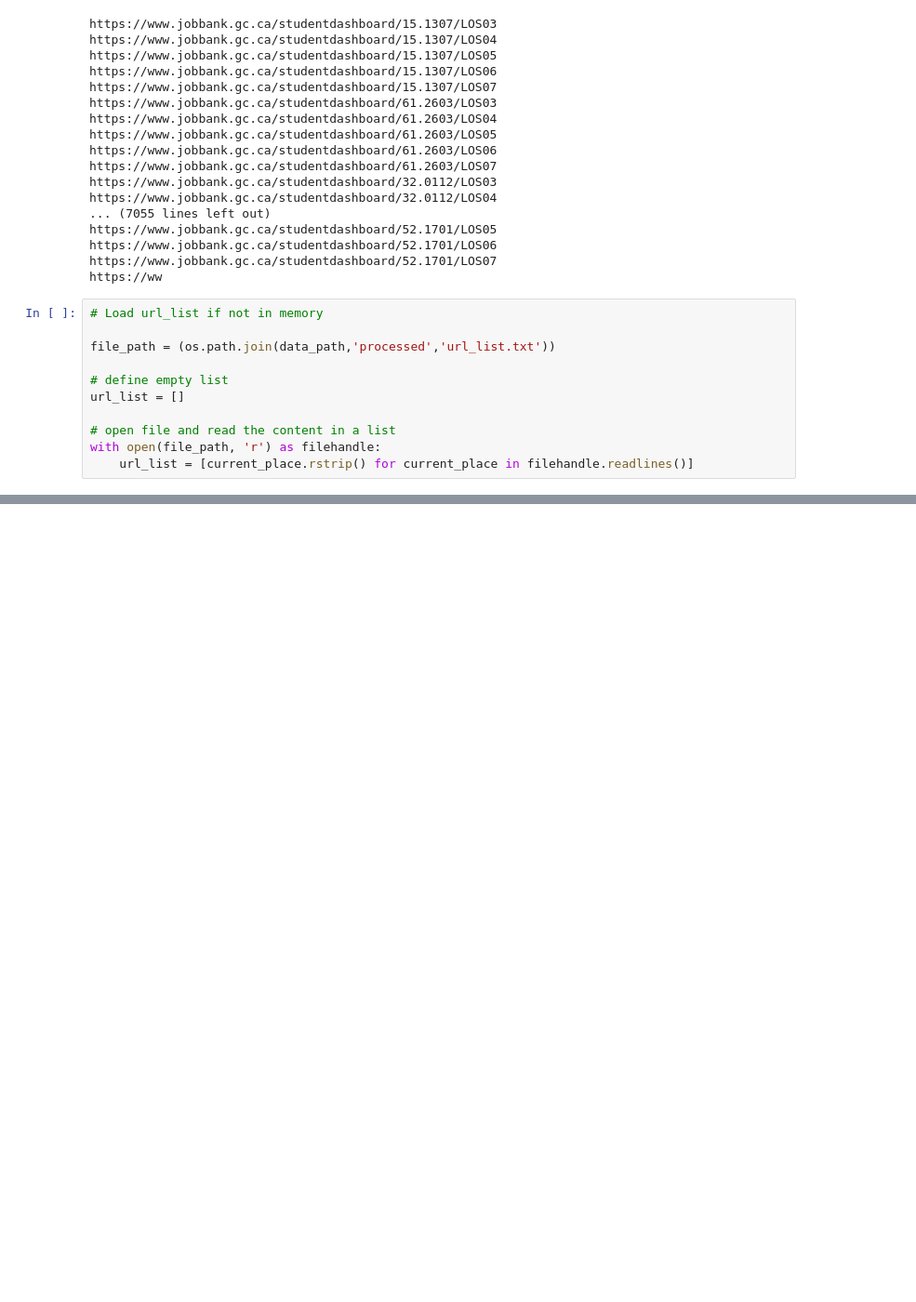
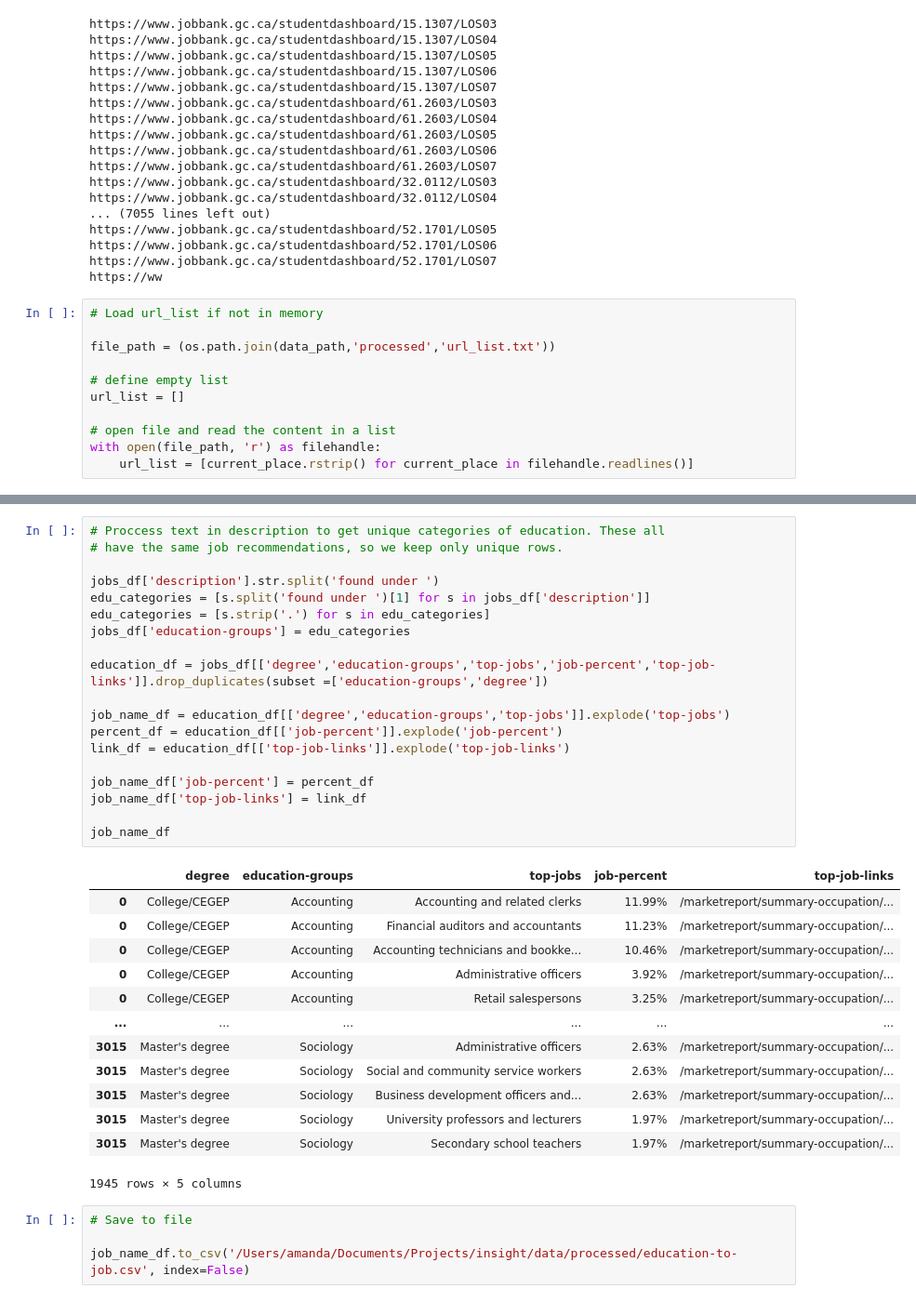
Before and after one commit to anfleury/career-builder, a Jupyter notebook: notebooks/02-jobbank-scraping.ipynb, the cells around one changed output, grey strips where cells are left out. Shown at 93% size. Saved outputs shown, nothing was run; the diff lists cells and outputs as text; blank space fills up the shorter version.

```diff
--- a/notebooks/02-jobbank-scraping.ipynb
+++ b/notebooks/02-jobbank-scraping.ipynb
@@ -576,0 +410,37 @@ education_df
+# %%
+# Proccess text in description to get unique categories of education. These all
+# have the same job recommendations, so we keep only unique rows.
+
+jobs_df['description'].str.split('found under ')
+edu_categories = [s.split('found under ')[1] for s in jobs_df['description']]
+edu_categories = [s.strip('.') for s in edu_categories]
+jobs_df['education-groups'] = edu_categories
+
+education_df = jobs_df[['degree','education-groups','top-jobs','job-percent','top-job-links']].drop_duplicates(subset =['education-groups','degree'])
+
+job_name_df = education_df[['degree','education-groups','top-jobs']].explode('top-jobs')
+percent_df = education_df[['job-percent']].explode('job-percent')
+link_df = education_df[['top-job-links']].explode('top-job-links')
+
+job_name_df['job-percent'] = percent_df
+job_name_df['top-job-links'] = link_df
+
+job_name_df
+# %% [output]
+|  | degree | education-groups | top-jobs | job-percent | top-job-links |
+| 0 | College/CEGEP | Accounting | Accounting and related clerks | 11.99% | /marketreport/summary-occupation/... |
+| 0 | College/CEGEP | Accounting | Financial auditors and accountants | 11.23% | /marketreport/summary-occupation/... |
+| 0 | College/CEGEP | Accounting | Accounting technicians and bookke... | 10.46% | /marketreport/summary-occupation/... |
+| 0 | College/CEGEP | Accounting | Administrative officers | 3.92% | /marketreport/summary-occupation/... |
+| 0 | College/CEGEP | Accounting | Retail salespersons | 3.25% | /marketreport/summary-occupation/... |
+| ... | ... | ... | ... | ... | ... |
+| 3015 | Master's degree | Sociology | Administrative officers | 2.63% | /marketreport/summary-occupation/... |
+| 3015 | Master's degree | Sociology | Social and community service workers | 2.63% | /marketreport/summary-occupation/... |
+| 3015 | Master's degree | Sociology | Business development officers and... | 2.63% | /marketreport/summary-occupation/... |
+| 3015 | Master's degree | Sociology | University professors and lecturers | 1.97% | /marketreport/summary-occupation/... |
+| 3015 | Master's degree | Sociology | Secondary school teachers | 1.97% | /marketreport/summary-occupation/... |
+1945 rows × 5 columns
+# %%
+# Save to file
+
+job_name_df.to_csv('/Users/amanda/Documents/Projects/insight/data/processed/education-to-job.csv', index=False)
```
Also changed, not shown: parts of 14 cells of this notebook, 2 other files.
